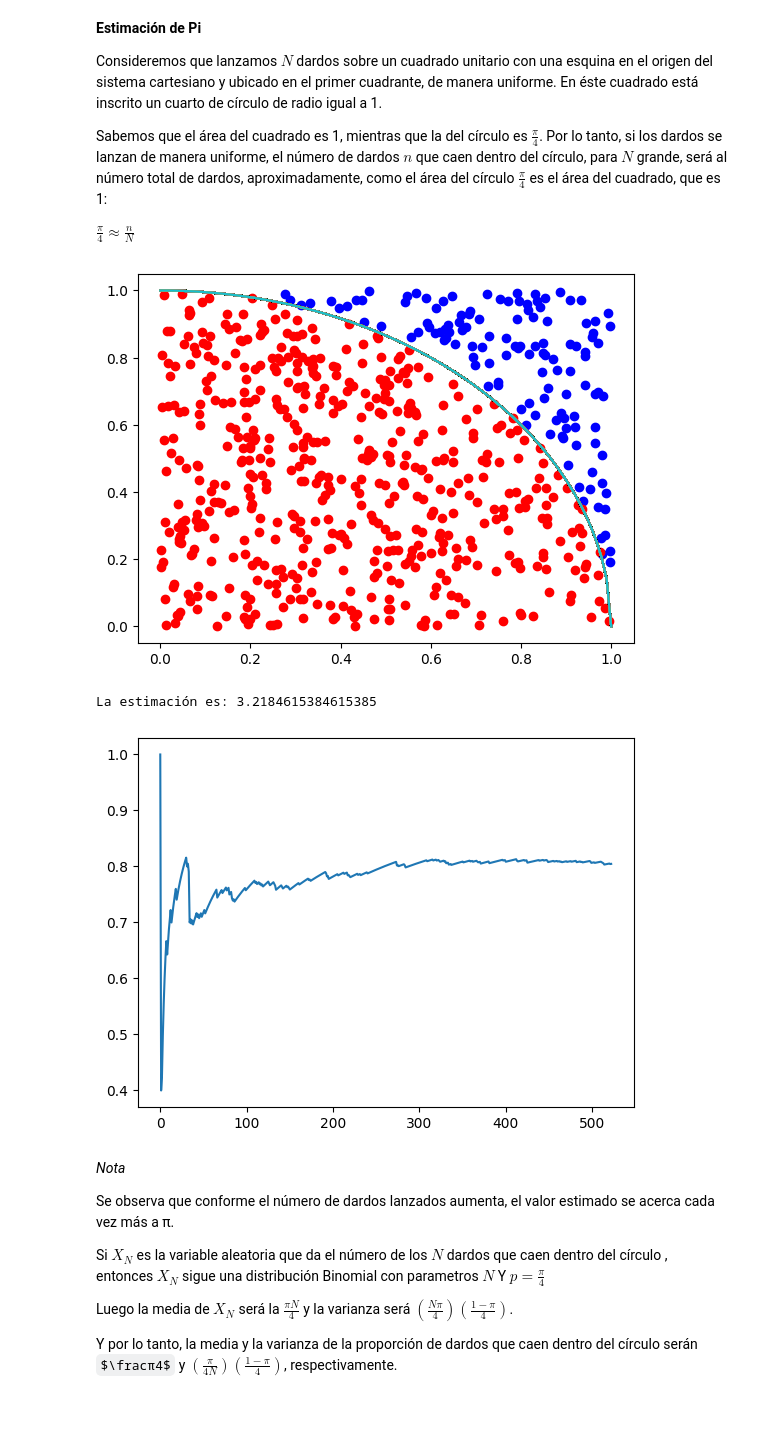
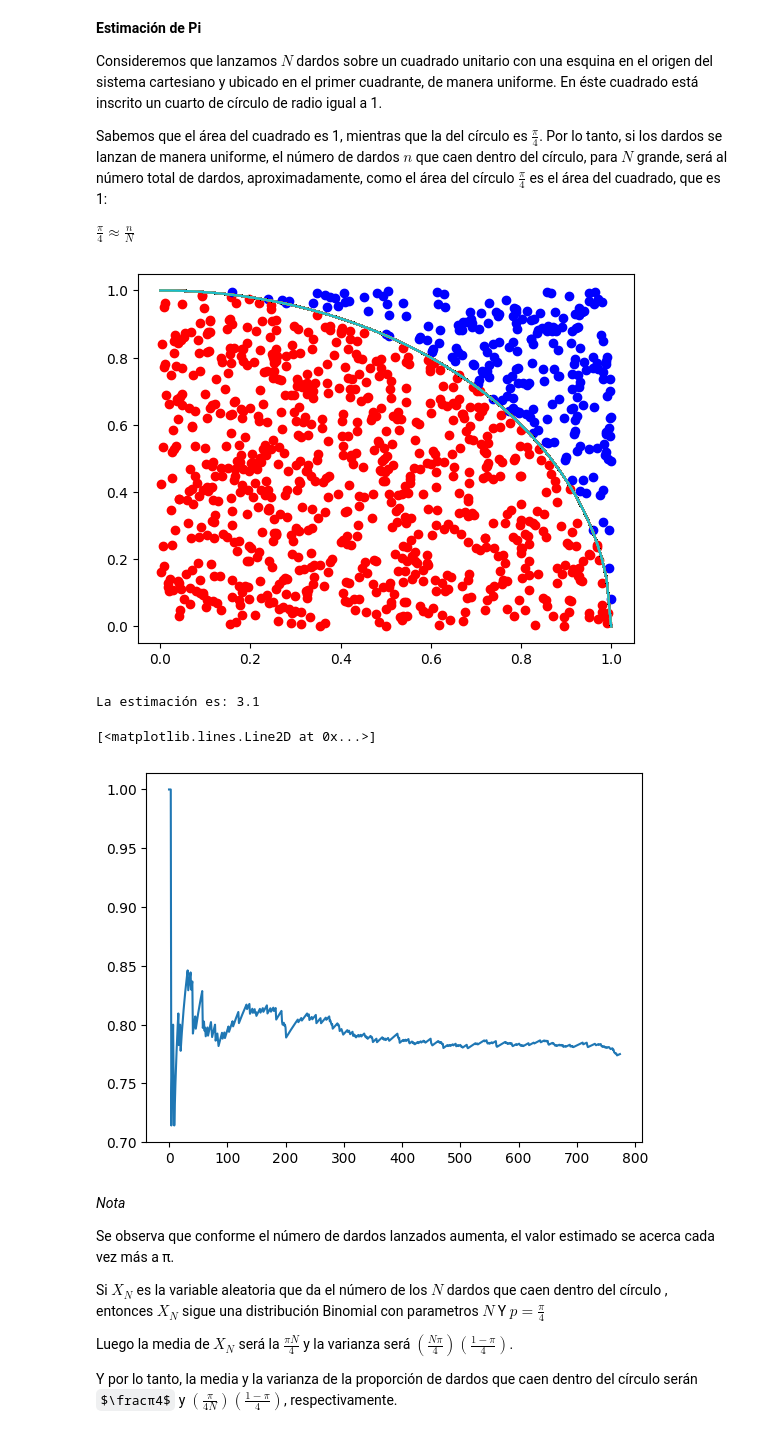
Before and after one commit to 0DianaHernandez/Simulaci-n-I, a Jupyter notebook: Estimacion_Pi.ipynb, the cells around one changed output. Saved outputs shown, nothing was run; the diff lists cells and outputs as text; code cells hidden in the pictures; some formulas as TeX source.

```diff
--- a/Estimacion_Pi.ipynb
+++ b/Estimacion_Pi.ipynb
@@ -11,33 +17,32 @@ $\frac π4 ≈\frac nN$
 # %%
-#Clase Martes 11 de Junio
-import numpy as np
-import random
-import matplotlib.pyplot as plt
-from scipy.stats import norm
-N=650
-exito=0
-lista=[]
-for i in range(N):
-  x=np.linspace(0,1,100)
-  u_1=random.uniform(0,1)
-  u_2=random.uniform(0,1)
-  plt.plot(x,np.sqrt(1-x**2))
-  if u_2<np.sqrt(1-u_1**2):
-    plt.scatter(u_1,u_2,color="red")
-    exito+=1
-    lista.append(exito/(i+1))
-  else:
-    plt.scatter(u_1,u_2,color="blue")
-
-
-plt.show()
-estimacion=4*(exito/N)
-plt.plot(lista)
-print("La estimación es:",estimacion)
+#Declaración de la función
+def estimaciones(N):
+  Lista=[] #Almacenaremos las probabilidades en cada iteración
+  exitos=0 #Contador
+  for i in range(N):
+    x=np.linspace(0,1,100)
+    u_1=random.uniform(0,1)
+    u_2=random.uniform(0,1)
+    plt.plot(x,np.sqrt(1-x**2))
+    if u_2<np.sqrt(1-u_1**2): #El valor se encuentra dentro del arco
+       plt.scatter(u_1,u_2,color="red")
+       exitos+=1
+       probabilidad=exitos/(i+1)
+       Lista.append(probabilidad)
+    else:
+       plt.scatter(u_1,u_2,color="blue") #El valor se encuentra fuera del arco
+  plt.show()
+  estimacion=4*(exitos/N)
+  print("La estimación es:",estimacion)
+  return Lista
-# %% [output]
-[figure, removed]
-La estimación es: 3.2184615384615385
-[figure, removed]
+# %%
+X=estimaciones(1000)
+plt.plot(X) #Imprimos las probabilidades para ver cual es la N "correcta"
+# %% [output]
+[figure, added]
+La estimación es: 3.1
+[<matplotlib.lines.Line2D at 0x...>]
+[figure, added]
 # %% [markdown]
 *Nota*
 
```
Also changed, not shown: parts of 12 cells of this notebook.
